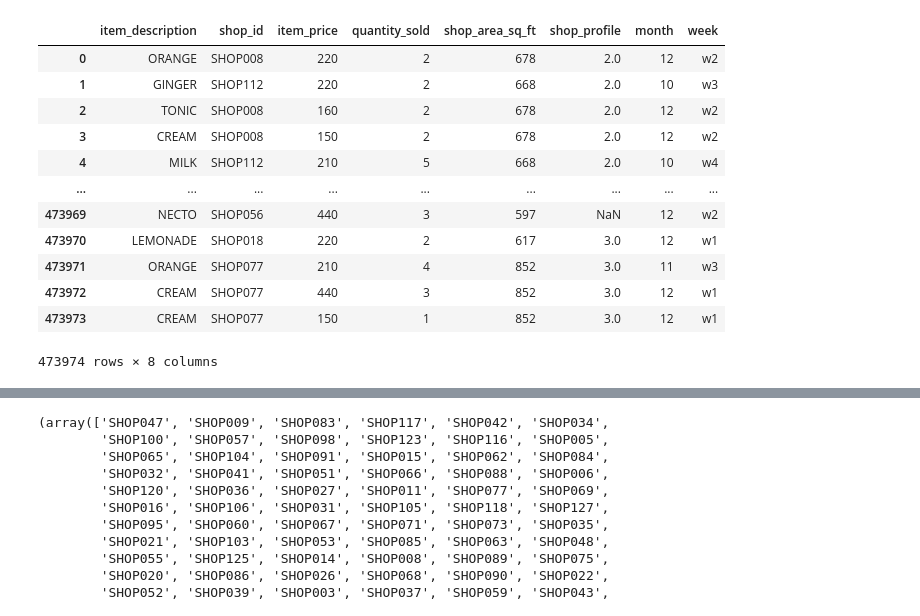
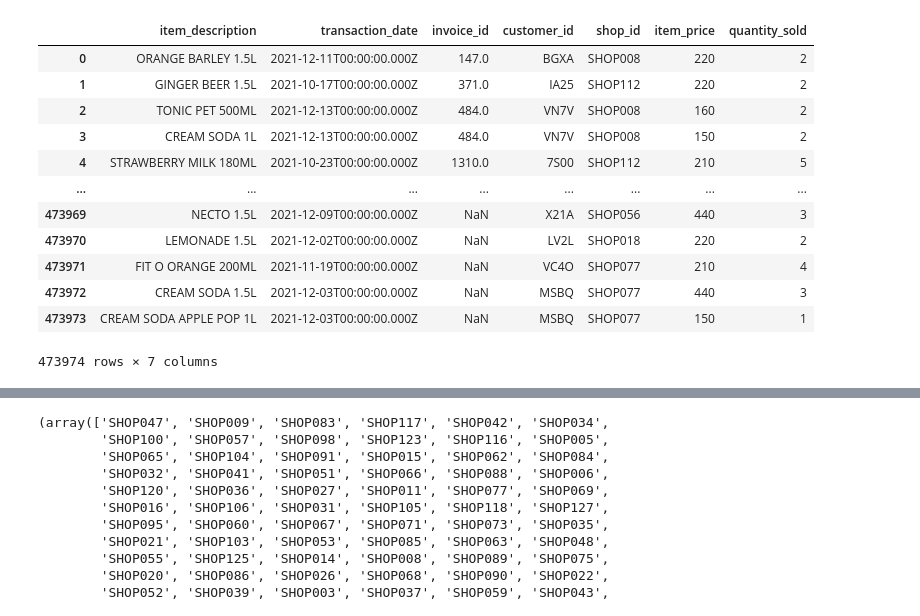
Before and after one commit to sandani98/DataStorm-4.0, a Jupyter notebook: data-storm-4/Day 3/main_day3.ipynb, the cells around one changed output, grey strips where cells are left out. Drawn from its saved outputs; the diff is of its cells as text; code cells hidden in the pictures.

```diff
--- a/data-storm-4/Day 3/main_day3.ipynb
+++ b/data-storm-4/Day 3/main_day3.ipynb
@@ -5,20 +5,20 @@ import matplotlib.pyplot as plt
 from datetime import datetime
 import math
 # %%
-historical_transaction_data = pd.read_csv('merged.csv',index_col=0)
+historical_transaction_data = pd.read_csv('Historical-transaction-data.csv')
 historical_transaction_data
 # %% [output]
-|  | item_description | shop_id | item_price | quantity_sold | shop_area_sq_ft | shop_profile | month | week |
-| 0 | ORANGE | SHOP008 | 220 | 2 | 678 | 2.0 | 12 | w2 |
-| 1 | GINGER | SHOP112 | 220 | 2 | 668 | 2.0 | 10 | w3 |
-| 2 | TONIC | SHOP008 | 160 | 2 | 678 | 2.0 | 12 | w2 |
-| 3 | CREAM | SHOP008 | 150 | 2 | 678 | 2.0 | 12 | w2 |
-| 4 | MILK | SHOP112 | 210 | 5 | 668 | 2.0 | 10 | w4 |
-| ... | ... | ... | ... | ... | ... | ... | ... | ... |
-| 473969 | NECTO | SHOP056 | 440 | 3 | 597 | NaN | 12 | w2 |
-| 473970 | LEMONADE | SHOP018 | 220 | 2 | 617 | 3.0 | 12 | w1 |
-| 473971 | ORANGE | SHOP077 | 210 | 4 | 852 | 3.0 | 11 | w3 |
-| 473972 | CREAM | SHOP077 | 440 | 3 | 852 | 3.0 | 12 | w1 |
-| 473973 | CREAM | SHOP077 | 150 | 1 | 852 | 3.0 | 12 | w1 |
+|  | item_description | transaction_date | invoice_id | customer_id | shop_id | item_price | quantity_sold |
+| 0 | ORANGE BARLEY 1.5L | 2021-12-11T00:00:00.000Z | 147.0 | BGXA | SHOP008 | 220 | 2 |
+| 1 | GINGER BEER 1.5L | 2021-10-17T00:00:00.000Z | 371.0 | IA25 | SHOP112 | 220 | 2 |
+| 2 | TONIC PET 500ML | 2021-12-13T00:00:00.000Z | 484.0 | VN7V | SHOP008 | 160 | 2 |
+| 3 | CREAM SODA 1L | 2021-12-13T00:00:00.000Z | 484.0 | VN7V | SHOP008 | 150 | 2 |
+| 4 | STRAWBERRY MILK 180ML | 2021-10-23T00:00:00.000Z | 1310.0 | 7S00 | SHOP112 | 210 | 5 |
+| ... | ... | ... | ... | ... | ... | ... | ... |
+| 473969 | NECTO 1.5L | 2021-12-09T00:00:00.000Z | NaN | X21A | SHOP056 | 440 | 3 |
+| 473970 | LEMONADE 1.5L | 2021-12-02T00:00:00.000Z | NaN | LV2L | SHOP018 | 220 | 2 |
+| 473971 | FIT O ORANGE 200ML | 2021-11-19T00:00:00.000Z | NaN | VC4O | SHOP077 | 210 | 4 |
+| 473972 | CREAM SODA 1.5L | 2021-12-03T00:00:00.000Z | NaN | MSBQ | SHOP077 | 440 | 3 |
+| 473973 | CREAM SODA APPLE POP 1L | 2021-12-03T00:00:00.000Z | NaN | MSBQ | SHOP077 | 150 | 1 |
-473974 rows × 8 columns
+473974 rows × 7 columns
 # %%
```
Also changed, not shown: parts of 15 cells of this notebook, 10 other files.
